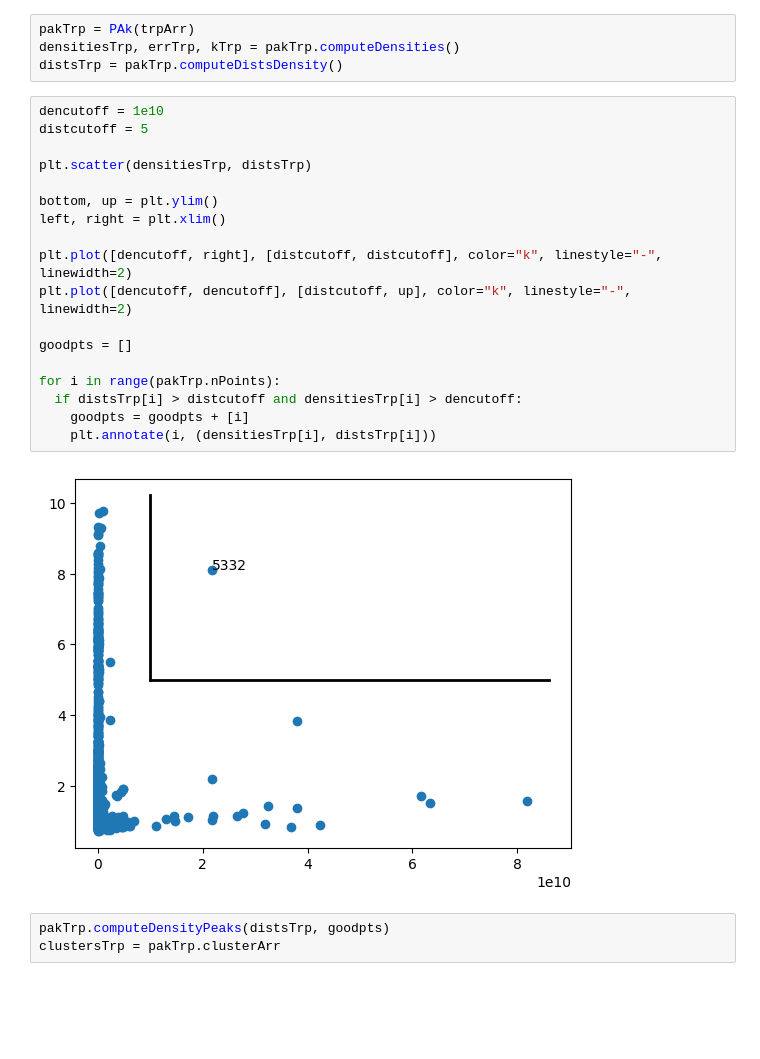
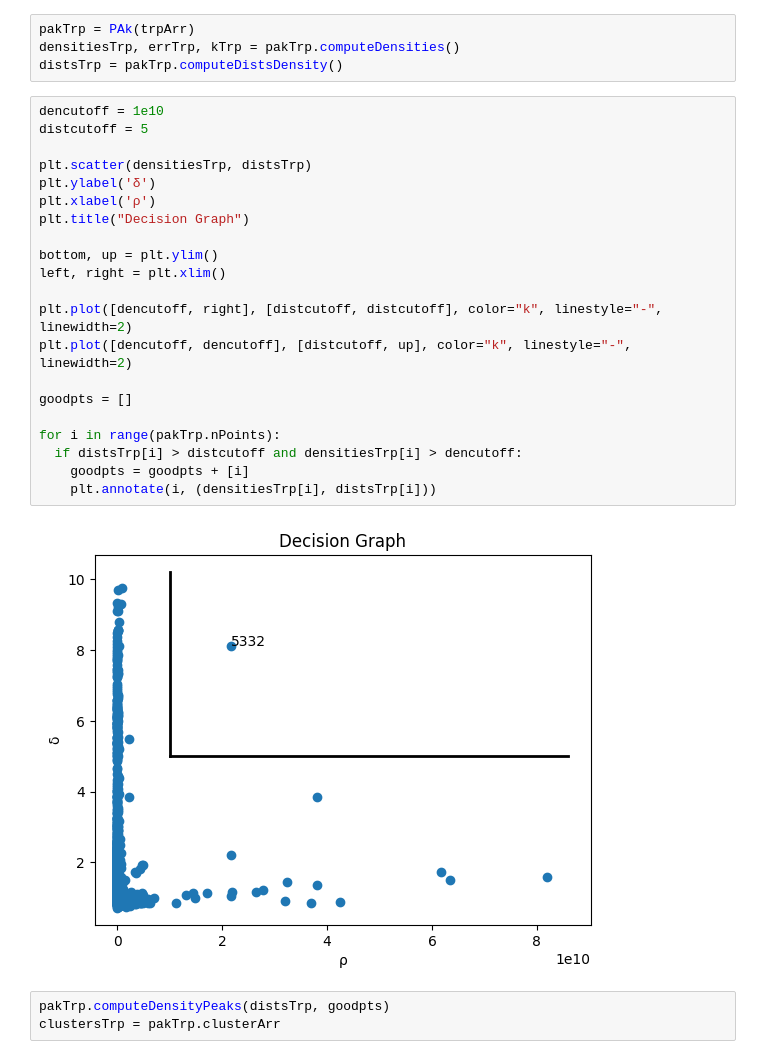
Before and after one commit to SultanOfSauce/pak, a Jupyter notebook: PAk_definitivo.ipynb, the cells around one changed output. Saved outputs shown, nothing was run; the diff lists cells and outputs as text; blank space fills up the shorter version.

```diff
--- a/PAk_definitivo.ipynb
+++ b/PAk_definitivo.ipynb
@@ -316,23 +316,26 @@ distsTrp = pakTrp.computeDistsDensity()
 # %%
 dencutoff = 1e10
 distcutoff = 5
 
 plt.scatter(densitiesTrp, distsTrp)
+plt.ylabel('δ')
+plt.xlabel('ρ')
+plt.title("Decision Graph")
 
 bottom, up = plt.ylim()
 left, right = plt.xlim()
 
 plt.plot([dencutoff, right], [distcutoff, distcutoff], color="k", linestyle="-", linewidth=2)
 plt.plot([dencutoff, dencutoff], [distcutoff, up], color="k", linestyle="-", linewidth=2)
 
 goodpts = []
 
 for i in range(pakTrp.nPoints):
   if distsTrp[i] > distcutoff and densitiesTrp[i] > dencutoff:
     goodpts = goodpts + [i]
     plt.annotate(i, (densitiesTrp[i], distsTrp[i]))
 # %% [output]
-[figure, old version]
+[figure, new version]
 # %%
 pakTrp.computeDensityPeaks(distsTrp, goodpts)
 clustersTrp = pakTrp.clusterArr
```
Also changed, not shown: parts of 1 cell of this notebook.
